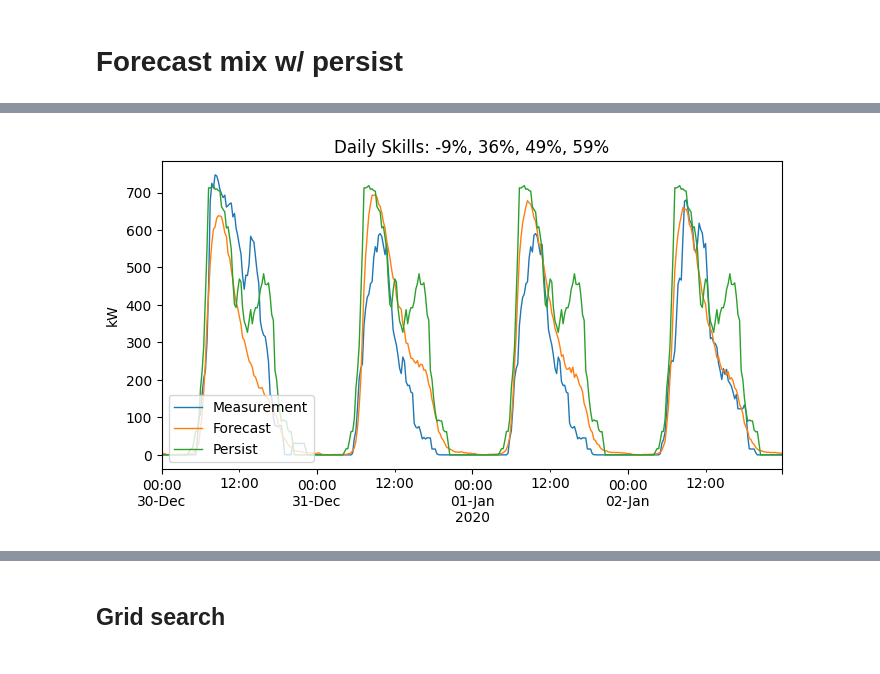
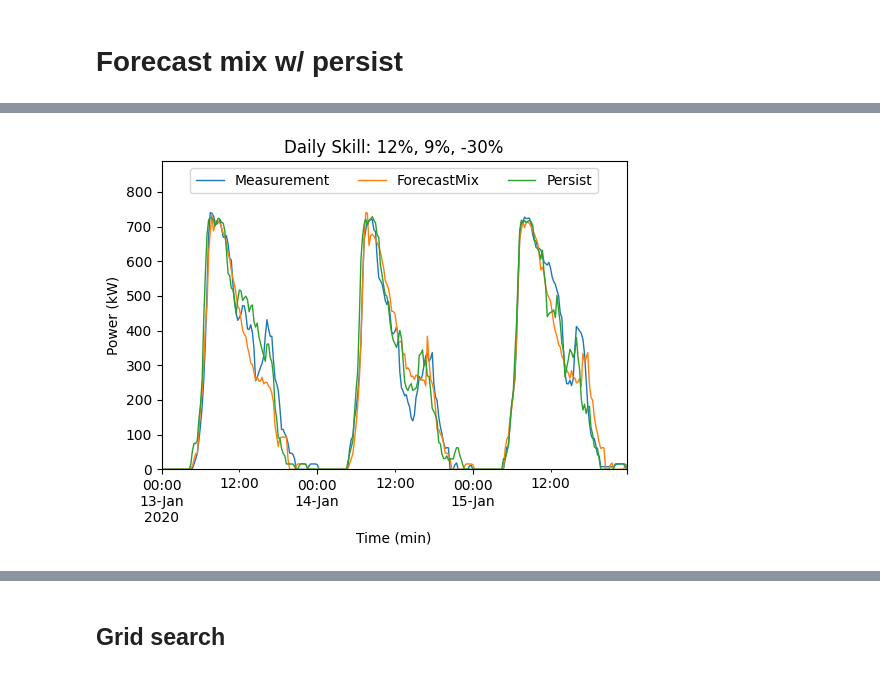
Before and after one commit to woodjmichael/NWE-System-Peak, a Jupyter notebook: analysis/jpl_ev/mix_lstm_persist_forecast.ipynb, the cells around one changed output, grey strips where cells are left out. Saved outputs shown, nothing was run; the diff lists cells and outputs as text; code cells hidden in the pictures.

```diff
--- a/analysis/jpl_ev/mix_lstm_persist_forecast.ipynb
+++ b/analysis/jpl_ev/mix_lstm_persist_forecast.ipynb
@@ -66,8 +67,17 @@ pd.options.plotting.backend = 'matplotlib'
 def calc_skill_mae(ytrue,ypred,ybench):
     return 1 - (ytrue - ypred).abs().mean() / (ytrue - ybench).abs().mean()
 
-def forecast_mix(forecast:pd.DataFrame,mix:pd.Series,h_offset=0,h1=None,h2=None,
-                 limit_wks=None,plot=False,output=True,first_x_hours_persist=False,
+def forecast_mix(forecast:pd.DataFrame,
+                 mix:pd.Series,
+                 h_offset:int=0,
+                 h1:int=None,
+                 h2:int=None,
+                 limit_wks:list=None, # wks are ordinal weeks of year starting at 1
+                 limit_wkdays:list=None,
+                 plot=False,
+                 plot_compare=False,
+                 output=True,
+                 first_x_hours_persist=False,
                  figsize=(20,8)):
     f = forecast
     m = mix
@@ -89,6 +99,7 @@ def forecast_mix(forecast:pd.DataFrame,mix:pd.Series,h_offset=0,h1=None,h2=None,
         #t0 = f['timestamp_update'].iloc[0] + pd.Timedelta(f'{h_offset}h') + wk*pd.Timedelta(f'7d')
 
         yweek = pd.DataFrame([])
+        yweek_orig = pd.DataFrame([])
         skills_wk = []
 
         #for t in pd.date_range(t0,periods=5,freq='1d'):
@@ -97,40 +108,68 @@ def forecast_mix(forecast:pd.DataFrame,mix:pd.Series,h_offset=0,h1=None,h2=None,
         for t in f.timestamp_update[f.timestamp_update.dt.isocalendar().week==wk].unique():
             idx = f[f.timestamp_update==t].index
             idx_times = f.loc[idx,'timestamp'].values
-            #print(idx_times)
+
             yday = pd.DataFrame({   'Measurement':  f.loc[idx,'Load'].values,
-                                    'Forecast':     f.loc[idx,'Pred'].values,
-                                    'Persist':      f.loc[idx,'Persist'].values,
-                                    'ForecastMix':  m.loc[idx_times].values,
-                                           },
+                                    'Forecast1':    m.loc[idx_times].values,
+                                    'Forecast2':    f.loc[idx,'Pred'].values,
+                                    'ForecastMix':  f.loc[idx,'Pred'].values,
+                                    'Persist':      f.loc[idx,'Persist'].values,},
                                     index=          idx_times)
 
+            if plot_compare:
+                yday_orig = yday.copy()
+
             if first_x_hours_persist:
-                yday.loc[t:t+pd.Timedelta(hours=first_x_hours_persist),'Forecast'] \
-                    = yday.loc[t:t+pd.Timedelta(hours=first_x_hours_persist),'ForecastMix'].values
+                yday.loc[t:t+pd.Timedelta(hours=first_x_hours_persist),'ForecastMix'] \
+                    = yday.loc[t:t+pd.Timedelta(hours=first_x_hours_persist),'Forecast1'].values
 
             # mix forecast with mix_col
-            yday.loc[yday.index.hour.isin(h_persist_replace),'Forecast'] \
-                = yday.loc[yday.index.hour.isin(h_persist_replace),'ForecastMix'].values
+            yday.loc[yday.index.hour.isin(h_persist_replace),'ForecastMix'] \
+                = yday.loc[yday.index.hour.isin(h_persist_replace),'Forecast1'].values
 
             yweek = pd.concat((yweek,yday),axis=0)
 
-            skill_mae = calc_skill_mae(yday.Measurement,yday.Forecast,yday.Persist)
+            if plot_compare:
+                yweek_orig = pd.concat((yweek_orig,yday_orig),axis=0)
+
+            skill_mae = calc_skill_mae(yday.Measurement,yday.ForecastMix,yday.Persist)
             skills.append(skill_mae)
             skills_wk.append(skill_mae)
 
         yweek = yweek.interpolate()
 
-        skills_wk = ', '.join([f'{100*sk:.0f}%' for sk in skills_wk if not pd.isna(sk)])
+        if limit_wkdays is not None:
+            yweek = yweek.loc[yweek.index.weekday.isin(limit_wkdays)]
+            yweek_orig = yweek_orig.loc[yweek_orig.index.weekday.isin(limit_wkdays)]
+            skills_wk = [skills_wk[i] for i in limit_wkdays]
 
         if plot:
-            yweek.drop(columns=['ForecastMix']).plot(title=f'Daily Skills: {skills_wk}',
-            #yweek.plot(title=f'Daily Skills: {skills_wk}',
+            skills_wk = ', '.join([f'{100*sk:.0f}%' for sk in skills_wk if not pd.isna(sk)])
+            yweek.drop(columns=['Forecast1','Forecast2']).plot(
+                       title=f'Daily Skill: {skills_wk}',
                        figsize=figsize,
                        linewidth=1,
-                       ylabel='kW',
-                       xlabel='',
-                       ).legend(loc='lower left')
+                       ylabel='Power (kW)',
+                       xlabel='Time (min)',
+                       ylim=(0,yweek.max().max()*1.2),
+                       ).legend(loc='upper center',bbox_to_anchor=(0.5, 1),ncol=3)
+
+        if plot_compare:
+            pd.concat((yweek.Forecast1.rename('Persist'),
+                       yweek_orig.Forecast2.rename('LSTM'),
+                       yweek.ForecastMix.rename('LSTM+Persist')),
+                       axis=1).plot(
+                       figsize=figsize,
+                       linewidth=1,
+                       ylabel='Power (kW)',
+                       xlabel='Time (min)',
+                       ylim=(0,yweek.max().max()*1.2),
+                       ).legend(loc='upper center',bbox_to_anchor=(0.5, 1),ncol=3)
+
+            t1 = yweek.index[0] + pd.Timedelta(hours=h1)
+            t2 = yweek.index[0] + pd.Timedelta(hours=h2)
+            plt.axvline(x=t1,color='black',linestyle='--',linewidth=1)
+            plt.axvline(x=t2,color='black',linestyle='--',linewidth=1)
 
     s = pd.Series(skills).dropna()
     if output:
@@ -140,18 +179,12 @@ def forecast_mix(forecast:pd.DataFrame,mix:pd.Series,h_offset=0,h1=None,h2=None,
 
 forecast_mix(forecast,measurements.Persist1Workday,
              h_offset=0,
-             #h1=8,
-             #h2=17,
-             plot=True,
-             #limit_wks=[3],
-             figsize=(8,4));
-
-
-forecast_mix(forecast,measurements.Persist1Workday,
-             h_offset=0,
              h1=8,
              h2=17,
              plot=True,
-             #limit_wks=[3],
-             figsize=(8,4));
+             #plot_compare=True,
+             limit_wks=[3],
+             #limit_wkdays=[1],
+             figsize=(6,4),
+             );
 # %% [output]
@@ -160 +192 @@ O 0, H1 8, H2 17, Mean daily skill: 27%, Daily Skills >0: 75%
-[figure, old version]
+[figure, new version]
```
Also changed, not shown: parts of 3 cells of this notebook, 2 other files.
